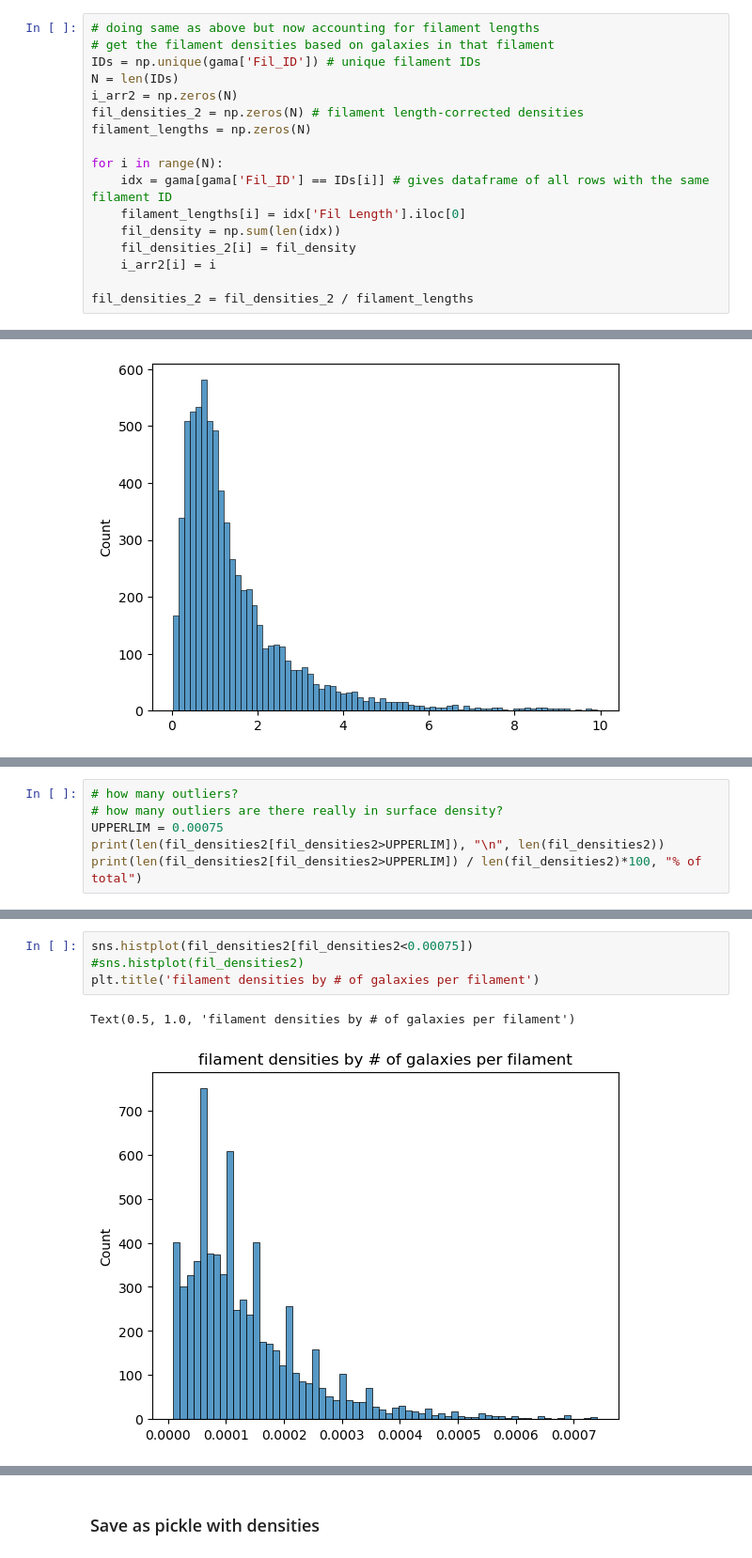
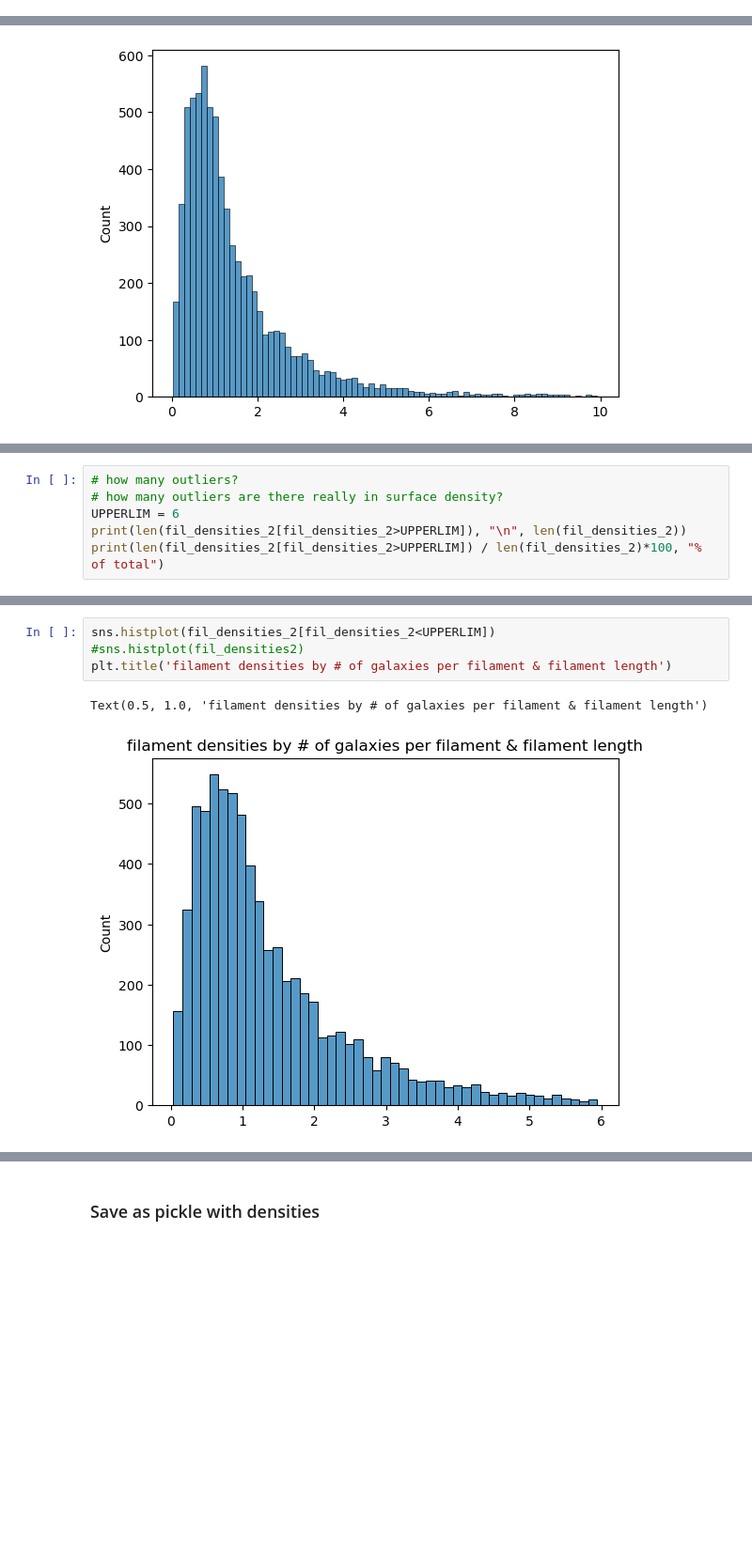
Before and after one commit to dangallego/Cosmic_Filaments_AstroCom, a Jupyter notebook: Filament_Metrics/Notebooks/Filament-Densities.ipynb, the cells around one changed output, grey strips where cells are left out. Shown at 94% size. Saved outputs shown, nothing was run; the diff lists cells and outputs as text; blank space fills up the shorter version.

Commit message:
finalizes filament densities notebook and pickles updated gama catalog

```diff
--- a/Filament_Metrics/Notebooks/Filament-Densities.ipynb
+++ b/Filament_Metrics/Notebooks/Filament-Densities.ipynb
@@ -197,17 +164,0 @@ Name: Fil Length, Length: 108058, dtype: float64
-# %%
-# doing same as above but now accounting for filament lengths
-# get the filament densities based on galaxies in that filament
-IDs = np.unique(gama['Fil_ID']) # unique filament IDs
-N = len(IDs)
-i_arr2 = np.zeros(N)
-fil_densities_2 = np.zeros(N) # filament length-corrected densities
-filament_lengths = np.zeros(N)
-
-for i in range(N):
-    idx = gama[gama['Fil_ID'] == IDs[i]] # gives dataframe of all rows with the same filament ID
-    filament_lengths[i] = idx['Fil Length'].iloc[0]
-    fil_density = np.sum(len(idx))
-    fil_densities_2[i] = fil_density
-    i_arr2[i] = i
-
-fil_densities_2 = fil_densities_2 / filament_lengths
@@ -258,7 +170,7 @@ plt.hist(fil_densities2[fil_densities2<100])
 # %%
 # how many outliers?
 # how many outliers are there really in surface density?
-UPPERLIM = 0.00075
-print(len(fil_densities2[fil_densities2>UPPERLIM]), "\n", len(fil_densities2))
-print(len(fil_densities2[fil_densities2>UPPERLIM]) / len(fil_densities2)*100, "% of total")
+UPPERLIM = 6
+print(len(fil_densities_2[fil_densities_2>UPPERLIM]), "\n", len(fil_densities_2))
+print(len(fil_densities_2[fil_densities_2>UPPERLIM]) / len(fil_densities_2)*100, "% of total")
 # %% [output]
@@ -273,7 +180,7 @@ print(len(fil_densities2[fil_densities2>UPPERLIM]) / len(fil_densities2)*100, "%
 # %%
-sns.histplot(fil_densities2[fil_densities2<0.00075])
+sns.histplot(fil_densities_2[fil_densities_2<UPPERLIM])
 #sns.histplot(fil_densities2)
-plt.title('filament densities by # of galaxies per filament')
+plt.title('filament densities by # of galaxies per filament & filament length')
 # %% [output]
-Text(0.5, 1.0, 'filament densities by # of galaxies per filament')
+Text(0.5, 1.0, 'filament densities by # of galaxies per filament & filament length')
-[figure, old version]
+[figure, new version]
```
Also changed, not shown: parts of 28 cells of this notebook.
